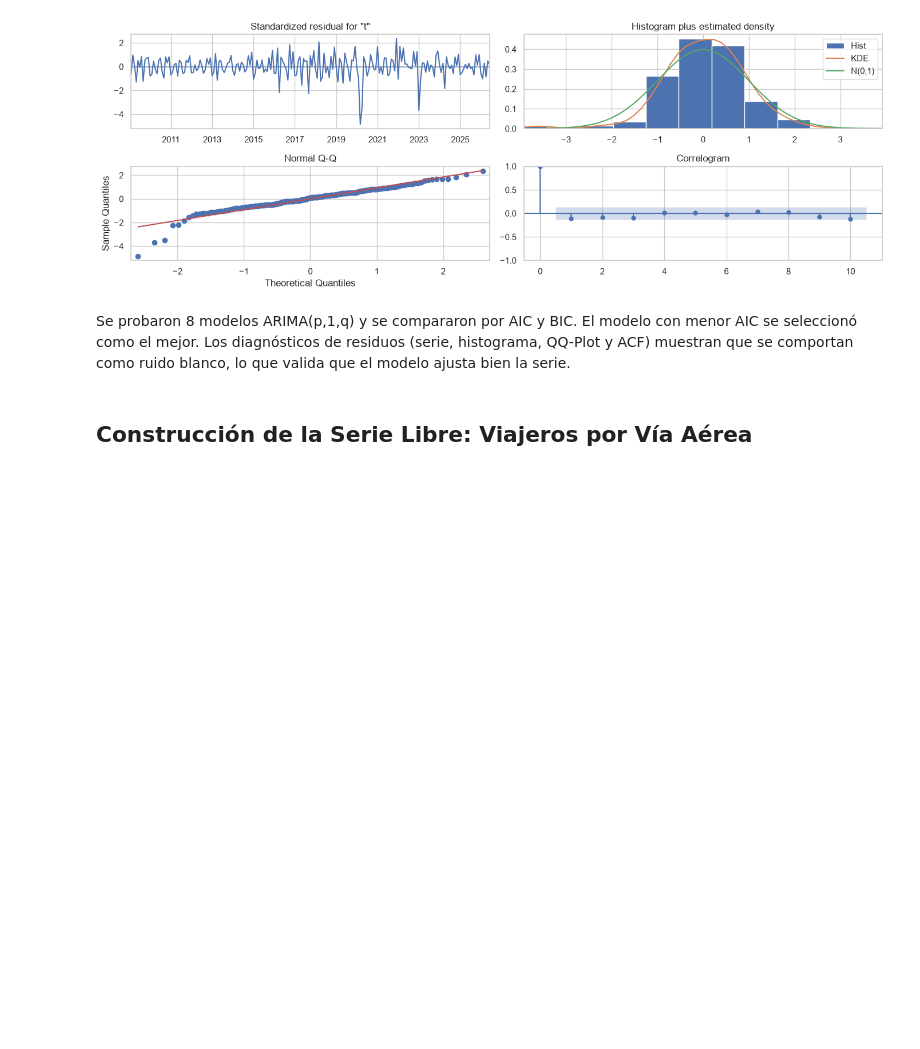
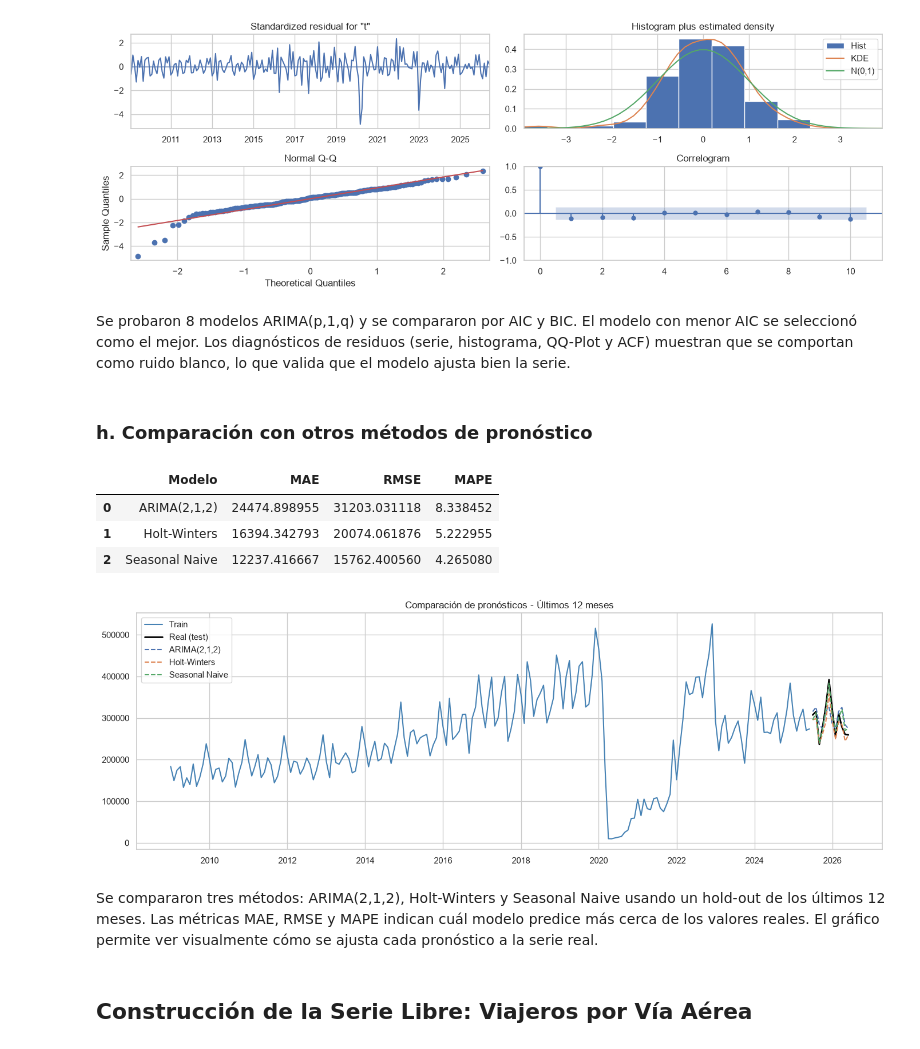
Before and after one commit to Ikeel04/Labs-DS, a Jupyter notebook: lab1_series_tiempo.ipynb, the cells around one changed output. Saved outputs shown, nothing was run; the diff lists cells and outputs as text; code cells hidden in the pictures; blank space fills up the shorter version.

Commit message:
prueba con otros modelos

```diff
--- a/lab1_series_tiempo.ipynb
+++ b/lab1_series_tiempo.ipynb
@@ -429,6 +432,60 @@ Mejor modelo: ARIMA(2,1,2) | AIC=5119.6 | BIC=5136.3
 [figure]
 # %% [markdown]
 Se probaron 8 modelos ARIMA(p,1,q) y se compararon por AIC y BIC. El modelo con menor AIC se seleccionó como el mejor. Los diagnósticos de residuos (serie, histograma, QQ-Plot y ACF) muestran que se comportan como ruido blanco, lo que valida que el modelo ajusta bien la serie.
+# %% [markdown]
+### h. Comparación con otros métodos de pronóstico
+# %%
+# División train/test
+train = ts[:-12]
+test = ts[-12:]
+
+# 1. Holt-Winters
+hw_model = ExponentialSmoothing(train, trend='add', seasonal='add', seasonal_periods=12).fit()
+hw_pred = hw_model.forecast(12)
+
+# 2. Seasonal Naive
+sn_pred = train[-12:].values
+
+# 3. ARIMA(2,1,2) del inciso anterior
+arima_model = ARIMA(train, order=(2,1,2)).fit()
+arima_pred = arima_model.forecast(12)
+
+def metricas(nombre, real, pred):
+    return {
+        "Modelo": nombre,
+        "MAE": mean_absolute_error(real, pred),
+        "RMSE": np.sqrt(mean_squared_error(real, pred)),
+        "MAPE": np.mean(np.abs((real - pred) / real)) * 100
+    }
+
+comparacion = pd.DataFrame([
+    metricas("ARIMA(2,1,2)", test, arima_pred.values),
+    metricas("Holt-Winters", test, hw_pred.values),
+    metricas("Seasonal Naive", test, sn_pred)
+])
+
+comparacion
+# %% [output]
+|  | Modelo | MAE | RMSE | MAPE |
+| 0 | ARIMA(2,1,2) | 24474.898955 | 31203.031118 | 8.338452 |
+| 1 | Holt-Winters | 16394.342793 | 20074.061876 | 5.222955 |
+| 2 | Seasonal Naive | 12237.416667 | 15762.400560 | 4.265080 |
+# %%
+fig, ax = plt.subplots(figsize=(14, 5))
+ax.plot(train.index, train.values, label="Train", color="steelblue")
+ax.plot(test.index, test.values, label="Real (test)", color="black", linewidth=2)
+ax.plot(test.index, arima_pred.values, label="ARIMA(2,1,2)", linestyle="--")
+ax.plot(test.index, hw_pred.values, label="Holt-Winters", linestyle="--")
+ax.plot(test.index, sn_pred, label="Seasonal Naive", linestyle="--")
+ax.legend()
+ax.set_title("Comparación de pronósticos - Últimos 12 meses")
+plt.tight_layout()
+plt.savefig(f"{FIGS}/comparacion_modelos.png", dpi=150, bbox_inches="tight")
+plt.show()
+# %% [output]
+[figure, added]
+# %% [markdown]
+Se compararon tres métodos: ARIMA(2,1,2), Holt-Winters y Seasonal Naive usando un hold-out de los últimos 12 meses. Las métricas MAE, RMSE y MAPE indican cuál modelo predice más cerca de los valores reales. El gráfico permite ver visualmente cómo se ajusta cada pronóstico a la serie real.
 # %% [markdown]
 ## Construcción de la Serie Libre: Viajeros por Vía Aérea
 # %% [markdown]
```
Also changed, not shown: parts of 1 cell of this notebook, 1 other file.
